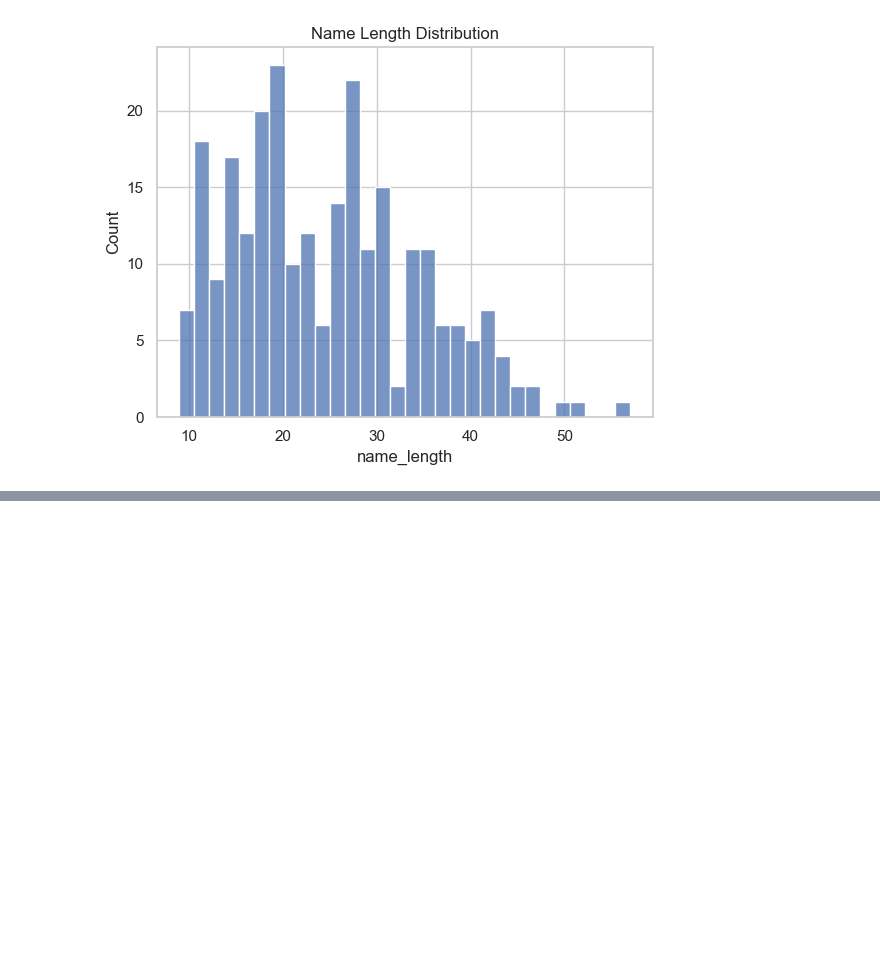
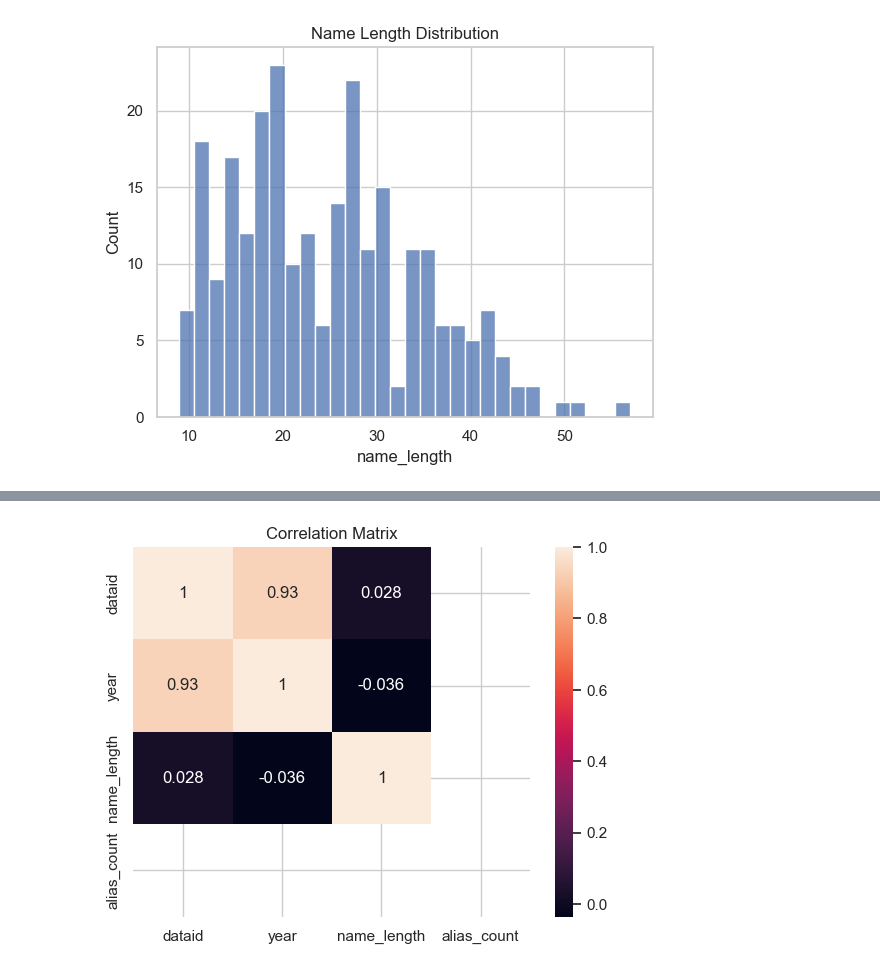
Before and after one commit to das-pradip/EDA_Practice, a Jupyter notebook: eda_un.ipynb, the cells around one changed output, grey strips where cells are left out. Cells and saved outputs as stored; diff of their text form; code cells hidden in the pictures; blank space fills up the shorter version.

```diff
--- a/eda_un.ipynb
+++ b/eda_un.ipynb
@@ -322,0 +331,6 @@ plt.show()
+# %%
+sns.heatmap(final_df.select_dtypes(include='number').corr(), annot=True)
+plt.title("Correlation Matrix")
+plt.show()
+# %% [output]
+[figure, added]
```
Also changed, not shown: parts of 1 cell of this notebook.
